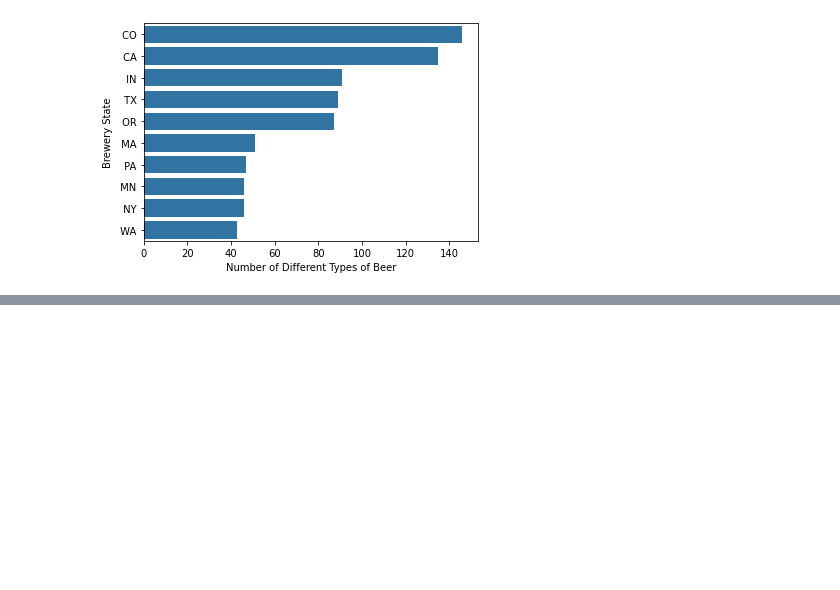
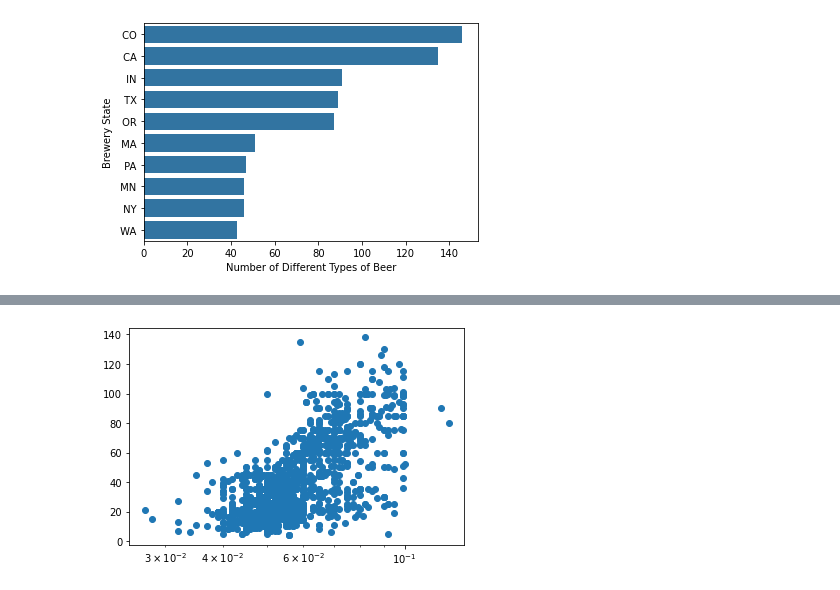
Before and after one commit to akkiannu/BeerAnalysis, a Jupyter notebook: exploration.ipynb, the cells around one changed output, grey strips where cells are left out. Saved outputs shown, nothing was run; the diff lists cells and outputs as text; code cells hidden in the pictures; blank space fills up the shorter version.

```diff
--- a/exploration.ipynb
+++ b/exploration.ipynb
@@ -181,0 +196,5 @@ plt.xlabel('Number of Different Types of Beer');
+# %%
+plt.scatter(data=df_copy, x='ABV', y='IBU')
+plt.xscale('log')
+# %% [output]
+[figure, added]
```
Also changed, not shown: parts of 13 cells of this notebook.
